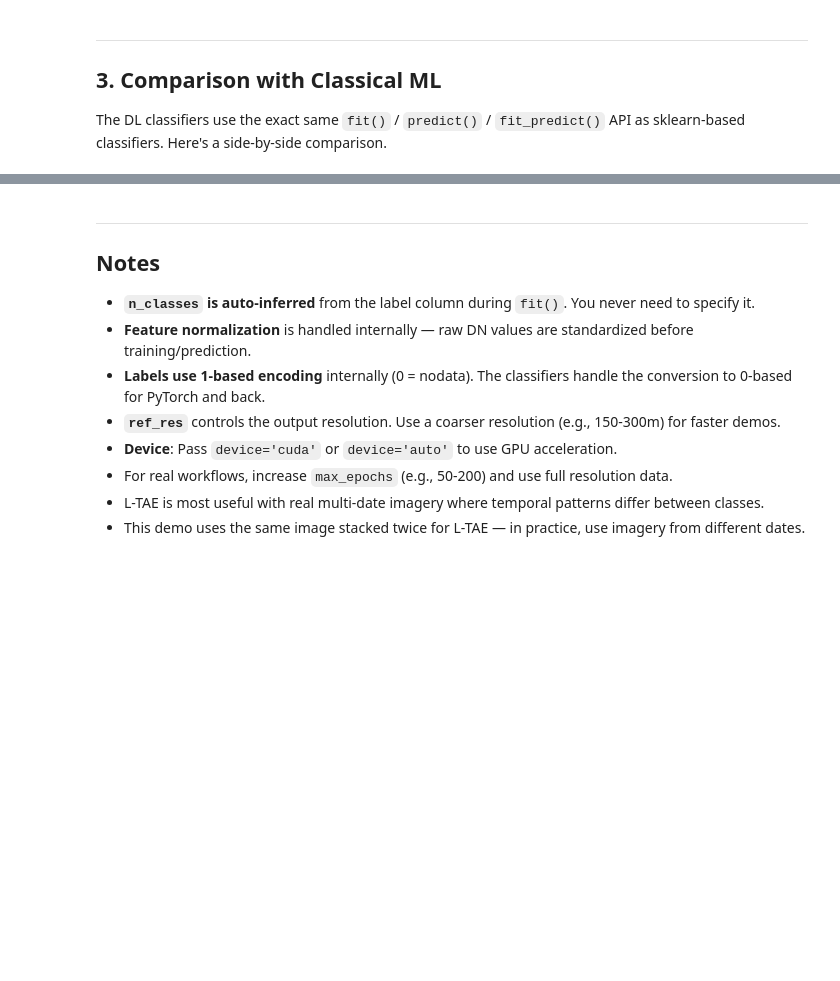
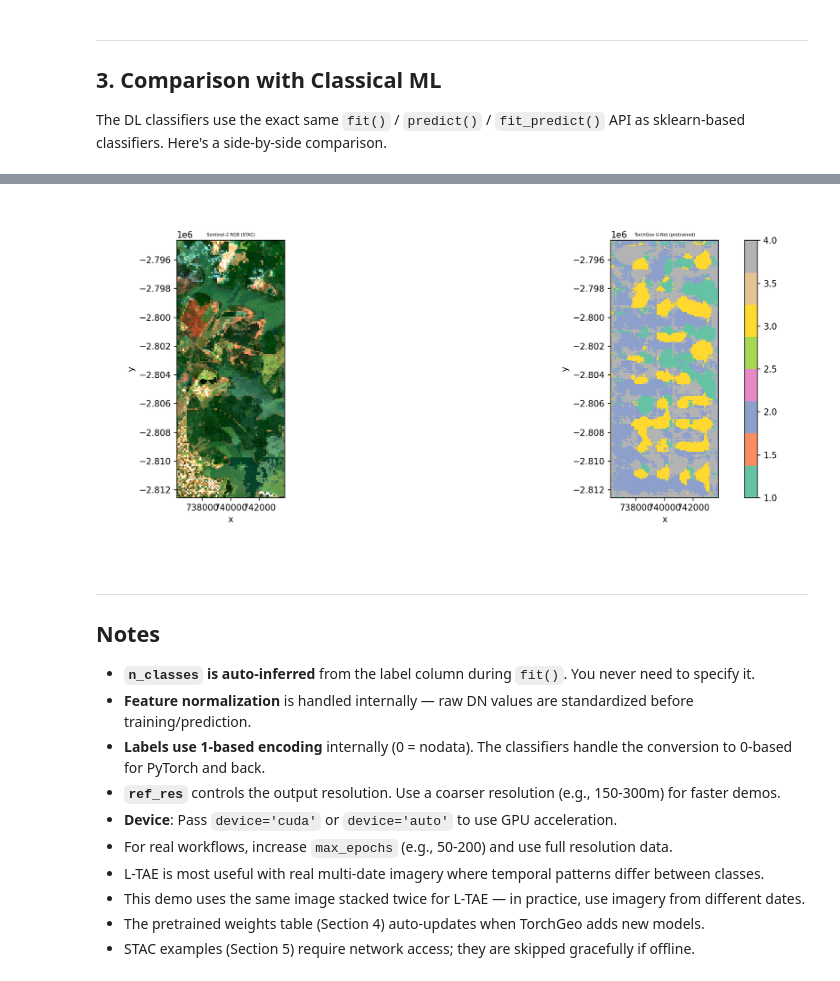
Before and after one commit to jgrss/geowombat, a Jupyter notebook: notebooks/dl_classifiers.ipynb, the cells around one changed output, grey strips where cells are left out. Saved outputs shown, nothing was run; the diff lists cells and outputs as text; code cells hidden in the pictures; blank space fills up the shorter version.

```diff
--- a/notebooks/dl_classifiers.ipynb
+++ b/notebooks/dl_classifiers.ipynb
@@ -293,3 +583,21 @@ plt.show()
+# %%
+# Plot STAC classification result
+if STAC_OK:
+    fig, axes = plt.subplots(1, 2, figsize=(14, 5))
+    img.plot.imshow(robust=True, ax=axes[0])
+    axes[0].set_title('Sentinel-2 RGB (STAC)')
+    axes[0].set_aspect("equal")
+
+    y_stac.sel(band='targ').plot(ax=axes[1], cmap='Set2', add_colorbar=True)
+    axes[1].set_title('TorchGeo U-Net (pretrained)')
+    axes[1].set_aspect('equal')
+
+    plt.tight_layout()
+    plt.show()
+else:
+    print("Skipped — no STAC data available.")
+# %% [output]
+[figure, added]
 # %% [markdown]
 ---
 ## Notes
@@ -302,3 +610,5 @@ plt.show()
 - For real workflows, increase `max_epochs` (e.g., 50-200) and use full resolution data.
 - L-TAE is most useful with real multi-date imagery where temporal patterns differ between classes.
 - This demo uses the same image stacked twice for L-TAE — in practice, use imagery from different dates.
+- The pretrained weights table (Section 4) auto-updates when TorchGeo adds new models.
+- STAC examples (Section 5) require network access; they are skipped gracefully if offline.
```
Also changed, not shown: parts of 17 cells of this notebook, 11 other files.
